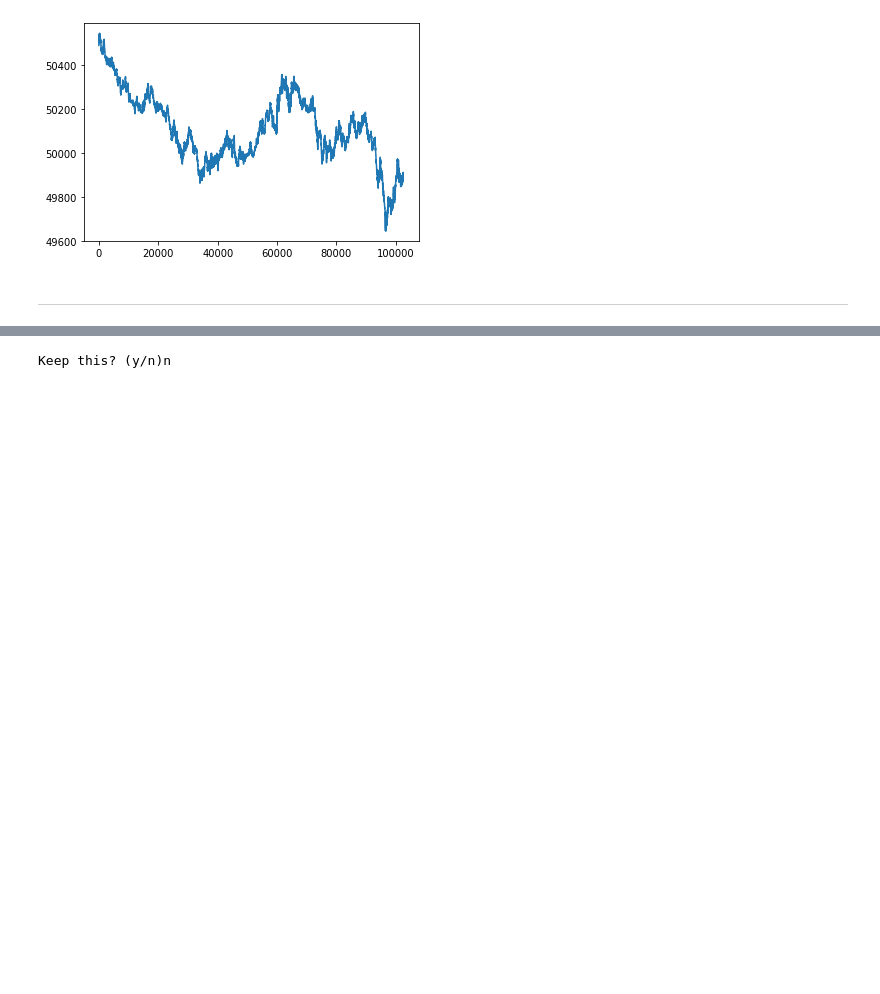
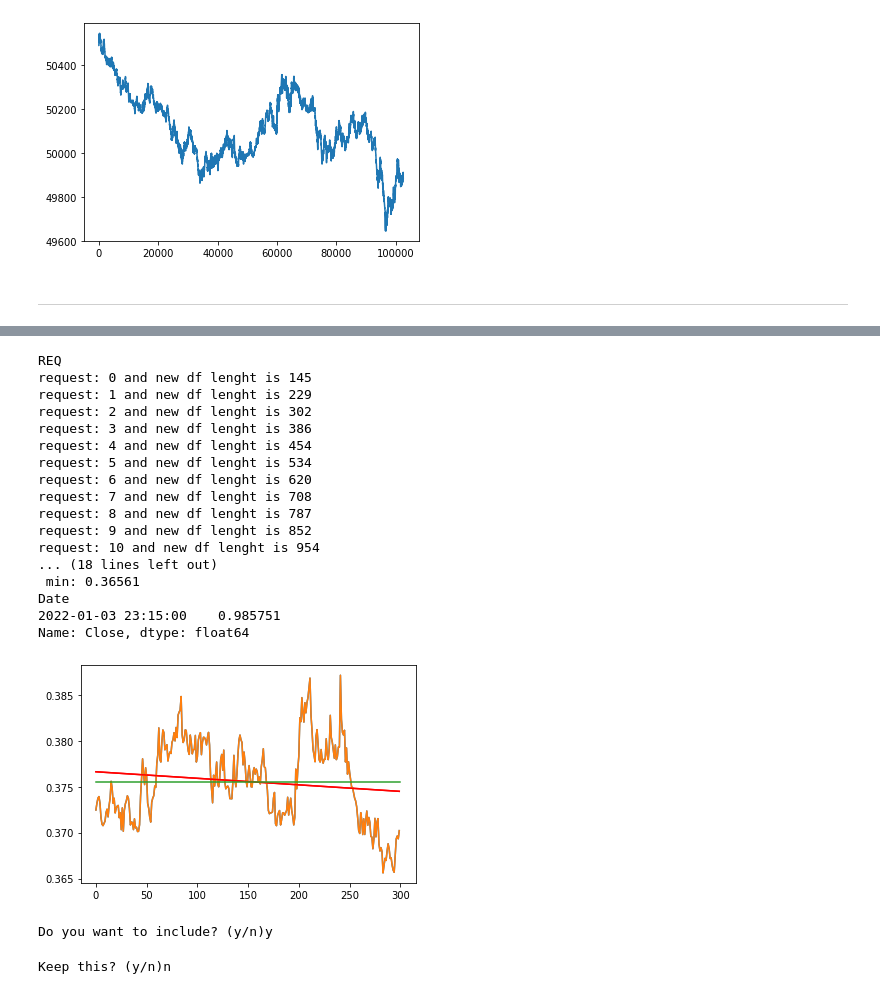
Before and after one commit to julia-claira/crypto, a Jupyter notebook: historical_data.ipynb, the cells around one changed output, grey strips where cells are left out. Cells and saved outputs as stored; diff of their text form; code cells hidden in the pictures; blank space fills up the shorter version.

Commit message:
function now allows user to choose

```diff
--- a/historical_data.ipynb
+++ b/historical_data.ipynb
@@ -189,0 +254,8 @@ plt.plot(df.iloc[0:].Close)
+# %%
+window=df.iloc[427:]
+x = np.arange(0,len(window))
+y = window.Close
+slope, intercept, r_value, p_value, std_err = linregress(x, y)
+predict_line=slope*(len(window)+1)+intercept
+regress_values=x*slope+intercept
+print(slope)
@@ -219 +283,72 @@ auth_client = cbpro.AuthenticatedClient(public,secret,passphrase)
+# %%
+#%%%%%%%%%%%%%%%%%%%%%%%!!!!!!!!!!!!!!!!!!!!!!!!!^^^^^^^^^^^^^^^^^^^^^^
+#%%%%%%%%%%%%%%%%%%%%%%%!!!!!!!!!!!!!!!!!!!!!!!!!^^^^^^^^^^^^^^^^^^^^^^
+#%%%%%%%%%%%%%%%%%%%%%%%!!!!!!!!!!!!!!!!!!!!!!!!!^^^^^^^^^^^^^^^^^^^^^^
+#%%%%%%%%%%%%%%%%%%%%%%%!!!!!!!!!!!!!!!!!!!!!!!!!^^^^^^^^^^^^^^^^^^^^^^
+#%%%%%%%%%%%%%%%%%%%%%%%!!!!!!!!!!!!!!!!!!!!!!!!!^^^^^^^^^^^^^^^^^^^^^^
+from IPython.display import clear_output
+#create my client
+auth_client = cbpro.AuthenticatedClient(public,secret,passphrase)
+
+#step 1 get potential currencies
+potential_products=get_products()
+
+#step 2 pull history for each one, check to see if it is favorable for trade, and if I approve add it to product pool
+to_continue=True
+for product in potential_products:
+
+    if (to_continue==True):
+        print(product)
+        df=coinbase_historical(product+'-USDT')
+        #plt.plot(df.Close)
+        #plt.show()
+
+        #step 3 weed out the spikes, find the buy line and ask if should be included in the pool
+        df=find_starting_point(df)
+        x,y,regress_values=output_graph(df)
+
+        plt.plot(x,y)
+        plt.plot(x,regress_values,'-r')
+
+        a=[0,len(x)]
+        b=[y.mean(),y.mean()]
+        plt.plot(a,b)
+        plt.show()
+
+        approve=input("Do you want to include? (y/n)")
+
+        if approve=='y':
+            to_continue=False
+        else:
+            clear_output(wait=True)
+
+    #if user includes, include the buy price for the product
+
+
+
+#%%%%%%%%%%%%%%%%%%%%%%%!!!!!!!!!!!!!!!!!!!!!!!!!^^^^^^^^^^^^^^^^^^^^^^
+#%%%%%%%%%%%%%%%%%%%%%%%!!!!!!!!!!!!!!!!!!!!!!!!!^^^^^^^^^^^^^^^^^^^^^^
+#%%%%%%%%%%%%%%%%%%%%%%%!!!!!!!!!!!!!!!!!!!!!!!!!^^^^^^^^^^^^^^^^^^^^^^
+#%%%%%%%%%%%%%%%%%%%%%%%!!!!!!!!!!!!!!!!!!!!!!!!!^^^^^^^^^^^^^^^^^^^^^^
+#%%%%%%%%%%%%%%%%%%%%%%%!!!!!!!!!!!!!!!!!!!!!!!!!^^^^^^^^^^^^^^^^^^^^^^
+# %% [output]
+REQ
+request: 0 and new df lenght is 145
+request: 1 and new df lenght is 229
+request: 2 and new df lenght is 302
+request: 3 and new df lenght is 386
+request: 4 and new df lenght is 454
+request: 5 and new df lenght is 534
+request: 6 and new df lenght is 620
+request: 7 and new df lenght is 708
+request: 8 and new df lenght is 787
+request: 9 and new df lenght is 852
+request: 10 and new df lenght is 954
+... (18 lines left out)
+ min: 0.36561
+Date
+2022-01-03 23:15:00    0.985751
+Name: Close, dtype: float64
+[figure, added]
+Do you want to include? (y/n)y
 # %%
```
Also changed, not shown: parts of 14 cells of this notebook.
